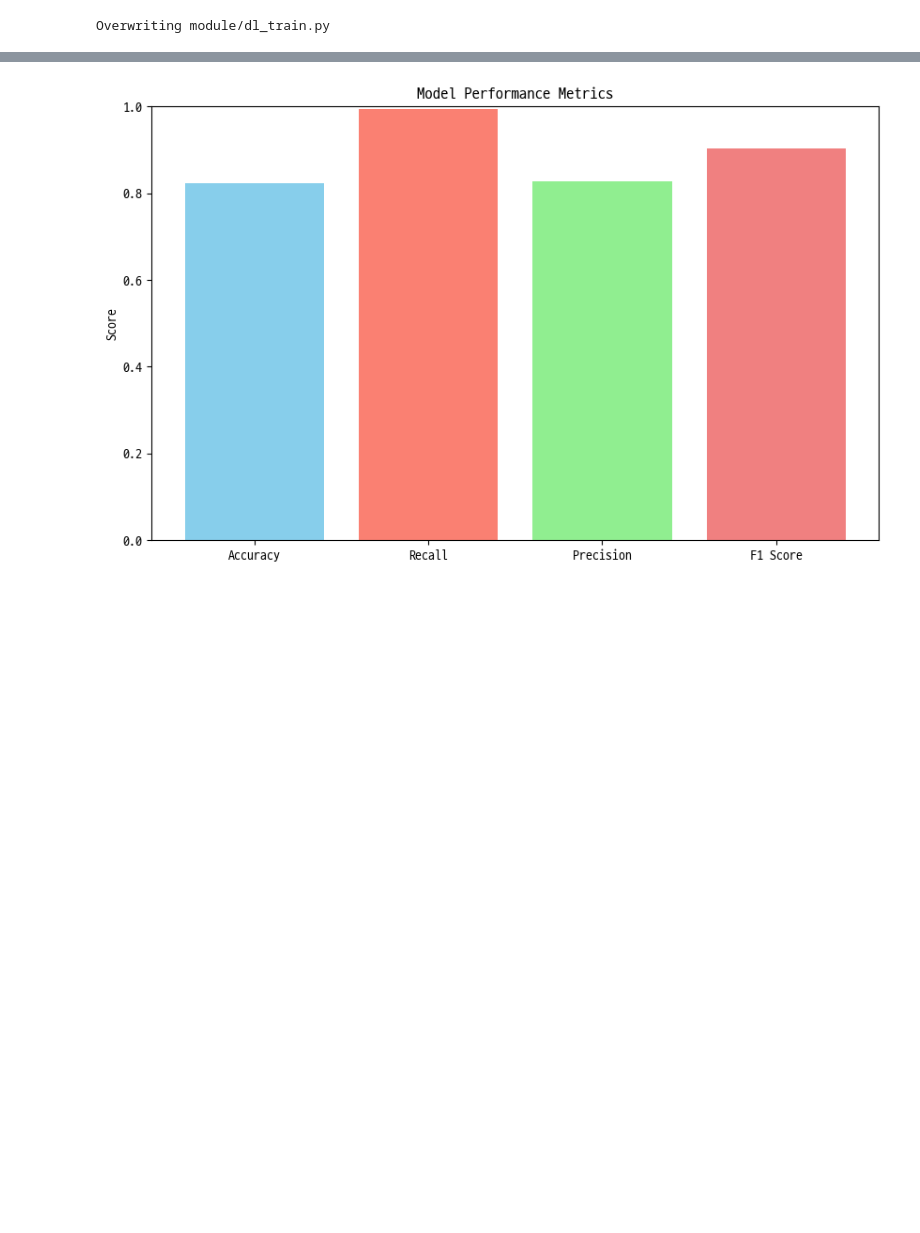
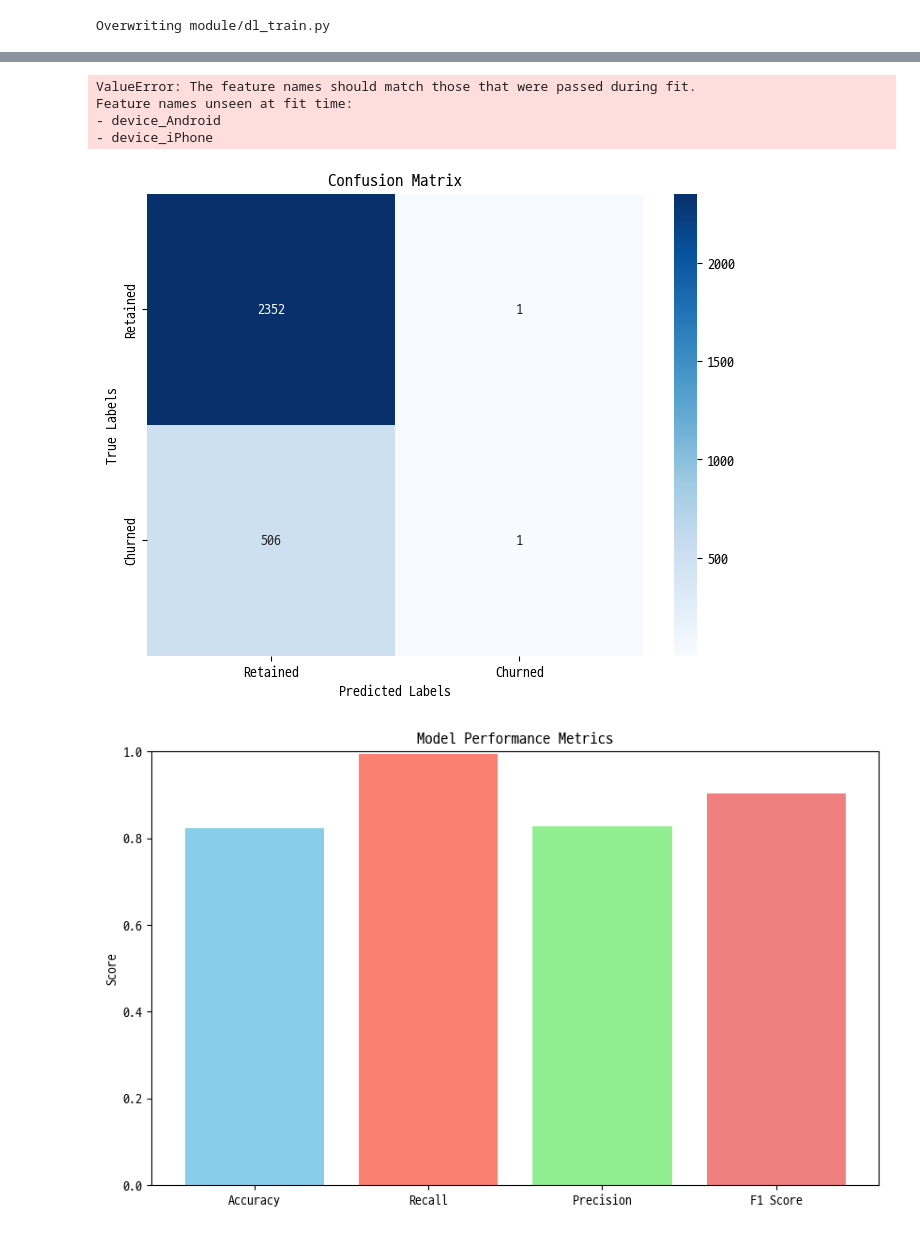
Before and after one commit to SKNETWORKS-FAMILY-AICAMP/SKN06-2nd-6Team, a Jupyter notebook: DL.ipynb, the cells around one changed output, grey strips where cells are left out. Saved outputs shown, nothing was run; the diff lists cells and outputs as text; code cells hidden in the pictures; blank space fills up the shorter version.

```diff
--- a/DL.ipynb
+++ b/DL.ipynb
@@ -411 +415,13 @@ Overwriting module/dl_test.py
+# %%
+save_path = "model/best_gbm.pkl"
+test_loader_path = "data/X_test.csv"
+y_test_path = "data/y_test.csv"
+metrics, y_test, y_pred_list = metrics(
+    test_loader_path, y_test_path, save_path, mode="ml"
+)
+# %% [output]
+ValueError: The feature names should match those that were passed during fit.
+Feature names unseen at fit time:
+- device_Android
+- device_iPhone
 # %%
@@ -418,3 +438,28 @@ metrics, y_test, y_pred_list = metrics(
+# %%
+# 혼동 행렬 계산
+from sklearn.metrics import confusion_matrix
+import matplotlib.pyplot as plt
+import seaborn as sns
+
+conf_matrix = confusion_matrix(y_test, y_pred_list)
+
+
+# 히트맵으로 혼동 행렬 시각화
+plt.figure(figsize=(8, 6))
+sns.heatmap(
+    conf_matrix,
+    annot=True,
+    fmt="d",
+    cmap="Blues",
+    xticklabels=["Retained", "Churned"],
+    yticklabels=["Retained", "Churned"],
+)
+plt.title("Confusion Matrix")
+plt.xlabel("Predicted Labels")
+plt.ylabel("True Labels")
+plt.show()
+# %% [output]
+[figure, added]
 # %%
 # 정확도, 재현율, 정밀도, F1 점수 시각화
 metric = metrics["metric"]
```
Also changed, not shown: parts of 16 cells of this notebook, 16 other files.
